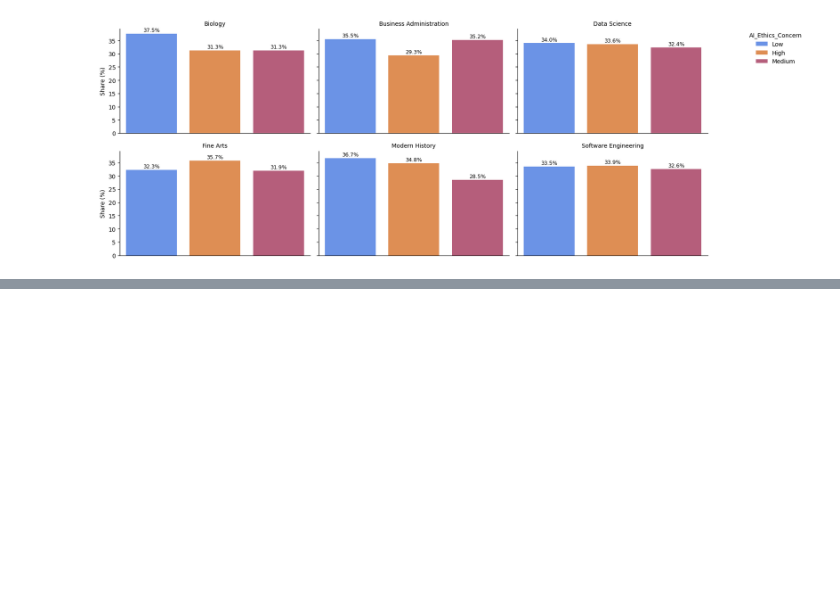
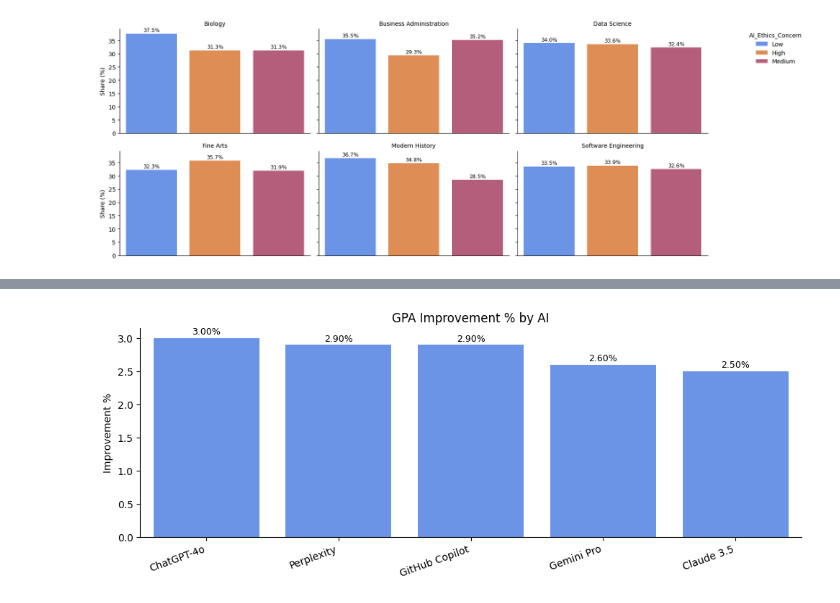
Before and after one commit to LeonardoTerra/Kaggle, a Jupyter notebook: AI usage vs GPA improvement EDA.ipynb, the cells around one changed output, grey strips where cells are left out. Cells and saved outputs as stored; diff of their text form; code cells hidden in the pictures; blank space fills up the shorter version.

```diff
--- a/AI usage vs GPA improvement EDA.ipynb
+++ b/AI usage vs GPA improvement EDA.ipynb
@@ -306,3 +316,26 @@ plt.tight_layout()
+# %%
+# Dataframe
+
+ai_gpa = (df.groupby('Primary_AI_Tool')['Improvement %'].mean().round(3) * 100).reset_index()
+order = ai_gpa.sort_values('Improvement %', ascending=False)['Primary_AI_Tool'].tolist()
+
+# Plot
+fig, ax = plt.subplots(1, 1, figsize=(10, 4))
+sns.barplot(data=ai_gpa, x='Primary_AI_Tool', y='Improvement %', order=order)
+ax.set_title('GPA Improvement % by AI')
+ax.set_xlabel('')
+
+ax.set_xticklabels(ax.get_xticklabels(), rotation=20, ha='right')
+for bar in ax.patches:
+    height = bar.get_height()
+    if height > 0:
+        ax.text(bar.get_x() + bar.get_width() / 2, height + 0.02, f'{height:.2f}%', ha='center', va='bottom',
+                fontsize=9)
+
+sns.despine(left=False, right=True, top=True, bottom=False)
+plt.tight_layout()
+# %% [output]
+[figure, added]
 # %% [markdown]
 ## **Insights:**
 --
```
Also changed, not shown: parts of 16 cells of this notebook.
